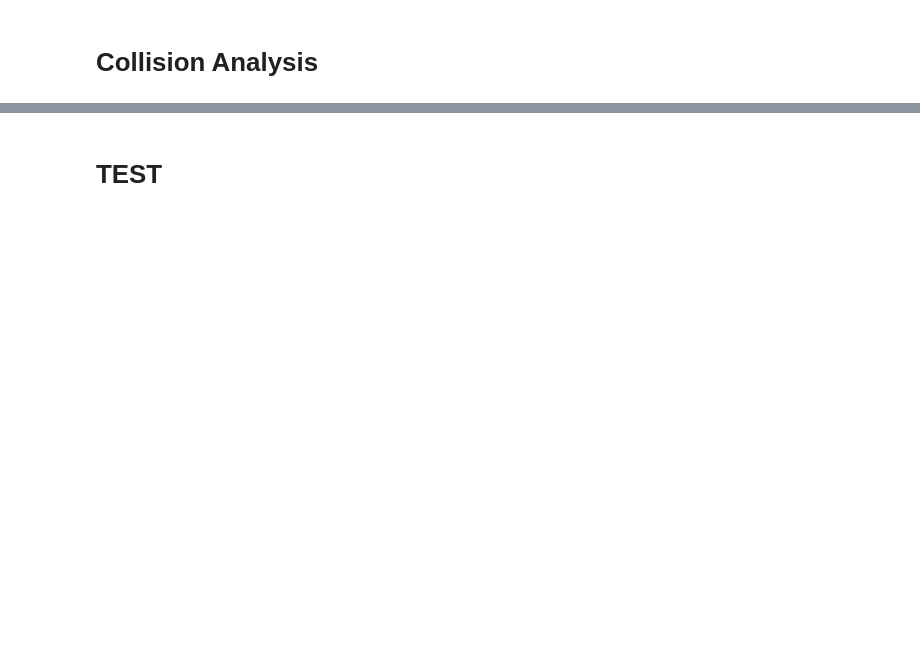
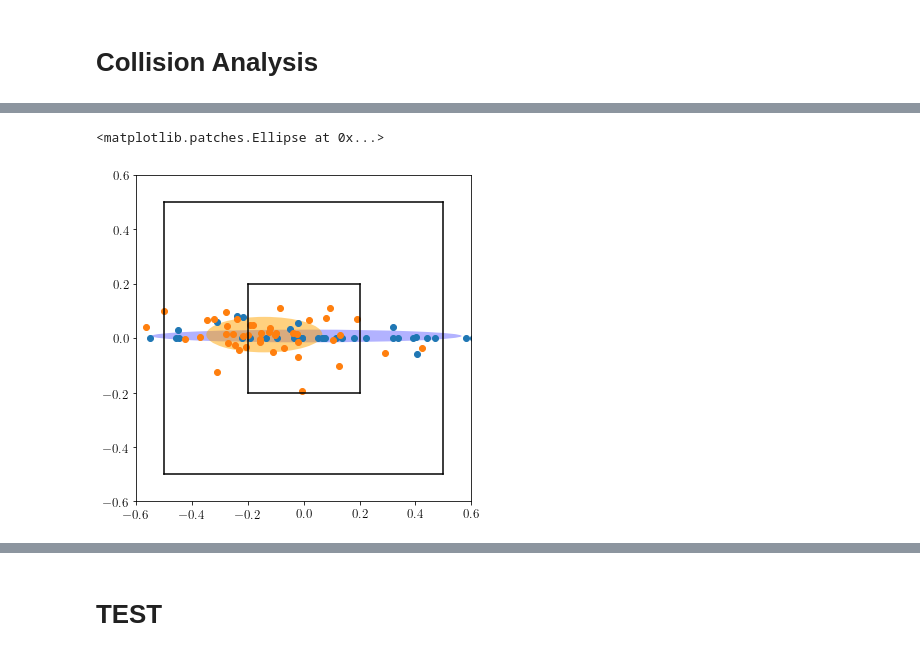
Before and after one commit to medioman22/Bidirectional_Interface, a Jupyter notebook: data_analysis/data_analysis_haptics_Y.ipynb, the cells around one changed output, grey strips where cells are left out. Cells and saved outputs as stored; diff of their text form; code cells hidden in the pictures; blank space fills up the shorter version.

```diff
--- a/data_analysis/data_analysis_haptics_Y.ipynb
+++ b/data_analysis/data_analysis_haptics_Y.ipynb
@@ -804,4 +899,0 @@ Text(0.5, 1.0, 'Collisions - last run')
-# %%
-def comp_max_dist(df):
-
-    return np.max(df['dronePosition.x'])
@@ -810,5 +899,0 @@ x_max = runHapticsAnalysis(comp_max_dist)
-# %%
-dist_obstacle = 2.5
-collider = 0.07
-
-x_collision = dist_obstacle - collider
@@ -841,0 +942,48 @@ plt.title('Distances')
+# %%
+coord = ['X', 'Z']
+cross = {}
+
+cross_dic = {'X':cross_ret[0], 'Z':cross_ret[1]}
+center = {'X':2, 'Z':0}
+
+for c in coord:
+    cross[c] = {}
+    for i in interfaces:
+        cross[c][i] = np.array(cross_dic[c][i]) - center[c]
+# %%
+fig = plt.figure()
+ax = fig.add_subplot(111)
+
+ax.scatter(cross['X']['remote'], cross['Z']['remote'])
+ax.scatter(cross['X']['motion'], cross['Z']['motion'])
+
+l = 0.2
+ax.plot([-l, -l], [-l, l] ,'k')
+ax.plot([l, l], [-l, l] ,'k')
+ax.plot([-l, l], [-l, -l] ,'k')
+ax.plot([-l, l], [l, l] ,'k')
+l = 0.5
+ax.plot([-l, -l], [-l, l] ,'k')
+ax.plot([l, l], [-l, l] ,'k')
+ax.plot([-l, l], [-l, -l] ,'k')
+ax.plot([-l, l], [l, l] ,'k')
+
+plt.xlim([-0.6, 0.6])
+plt.ylim([-0.6, 0.6])
+
+
+ellipse = Ellipse((np.mean(cross['X']['remote']), np.mean(cross['Z']['remote'])), width=np.std(cross['X']['remote'])*2,
+        height=np.std(cross['Z']['remote'])*2,
+        alpha=0.3,
+        facecolor='blue', zorder=-2)
+ax.add_patch(ellipse)
+
+
+ellipse = Ellipse((np.mean(cross['X']['motion']), np.mean(cross['Z']['motion'])), width=np.std(cross['X']['motion'])*2,
+        height=np.std(cross['Z']['motion'])*2,
+        alpha=0.5,
+        facecolor='orange', zorder=-1)
+ax.add_patch(ellipse)
+# %% [output]
+<matplotlib.patches.Ellipse at 0x...>
+[figure, added]
```
Also changed, not shown: parts of 47 cells of this notebook, 10 other files.
